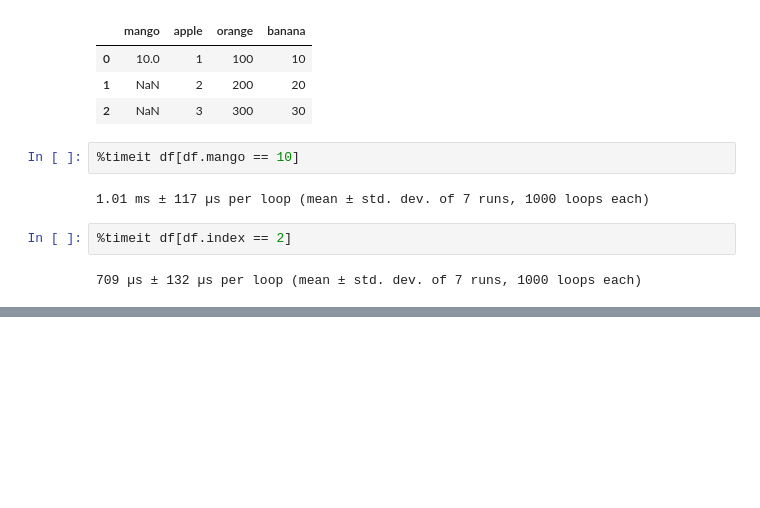
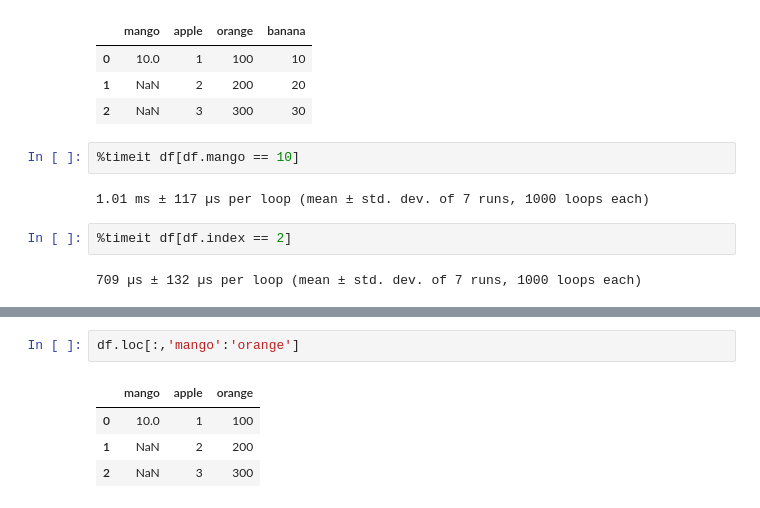
Before and after one commit to PadmarajBhat/DataAnalyst-1, a Jupyter notebook: Introduction to Python/IntroToPythonProgramming.ipynb, the cells around one changed output, grey strips where cells are left out. Cells and saved outputs as stored; diff of their text form; blank space fills up the shorter version.

```diff
--- a/Introduction to Python/IntroToPythonProgramming.ipynb
+++ b/Introduction to Python/IntroToPythonProgramming.ipynb
@@ -1341,0 +1368,7 @@ df
+# %%
+df.loc[:,'mango':'orange']
+# %% [output]
+|  | mango | apple | orange |
+| 0 | 10.0 | 1 | 100 |
+| 1 | NaN | 2 | 200 |
+| 2 | NaN | 3 | 300 |
```
Also changed, not shown: parts of 6 cells of this notebook.
